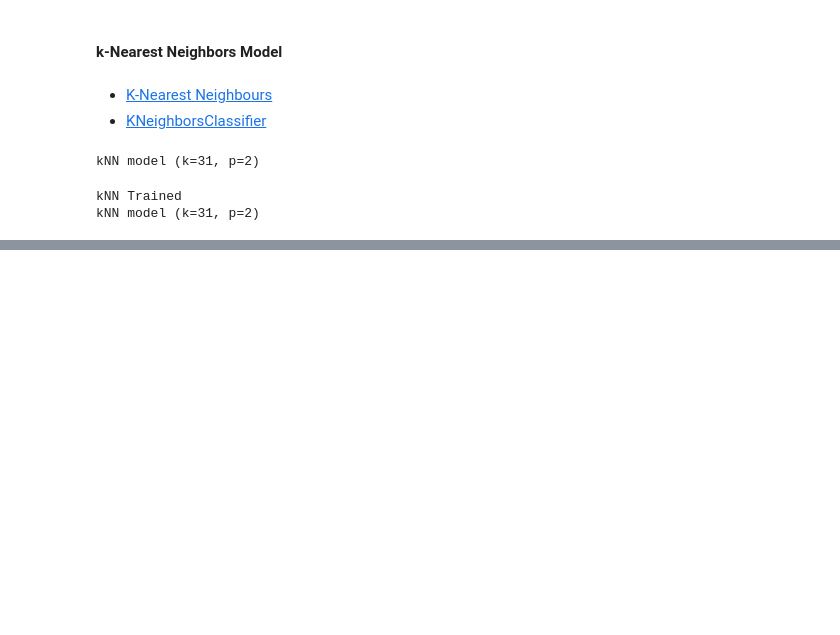
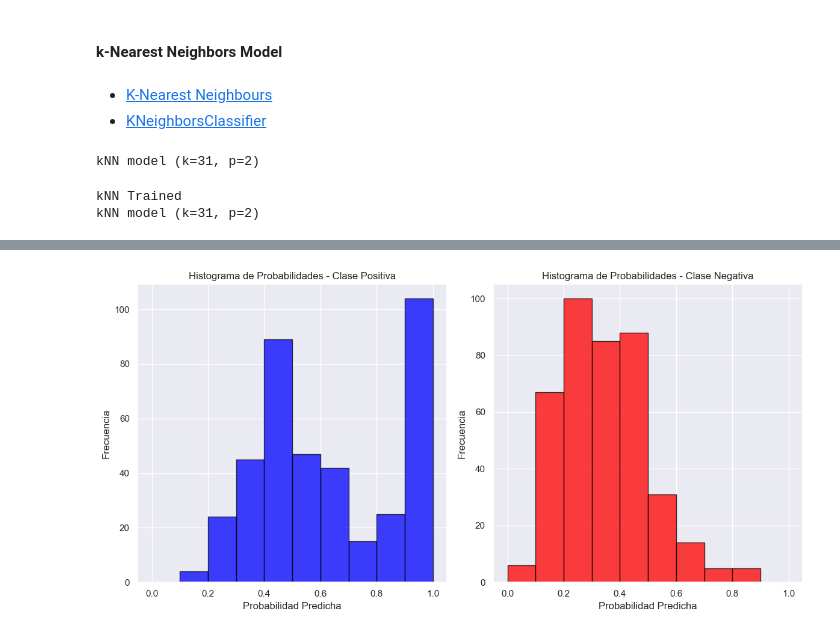
Before and after one commit to ICAI-IMAT-ML/p2-2-berasteguip, a Jupyter notebook: notebook/Lab_2_2_kNN.ipynb, the cells around one changed output, grey strips where cells are left out. Cells and saved outputs as stored; diff of their text form; code cells hidden in the pictures; blank space fills up the shorter version.

```diff
--- a/notebook/Lab_2_2_kNN.ipynb
+++ b/notebook/Lab_2_2_kNN.ipynb
@@ -105,3 +107,5 @@ calibration_curve = plot_calibration_curve(y_train.values, probs[:,1], 'YES')
 # %%
-probability_histograms = plot_probability_histograms(y_train.values, probs[:,1], 'YES')
+probability_histograms = plot_probability_histograms(y_train.values, probs[:,1], 1)
+# %% [output]
+[figure, added]
 # %%
```
Also changed, not shown: parts of 5 cells of this notebook, 4 other files.
